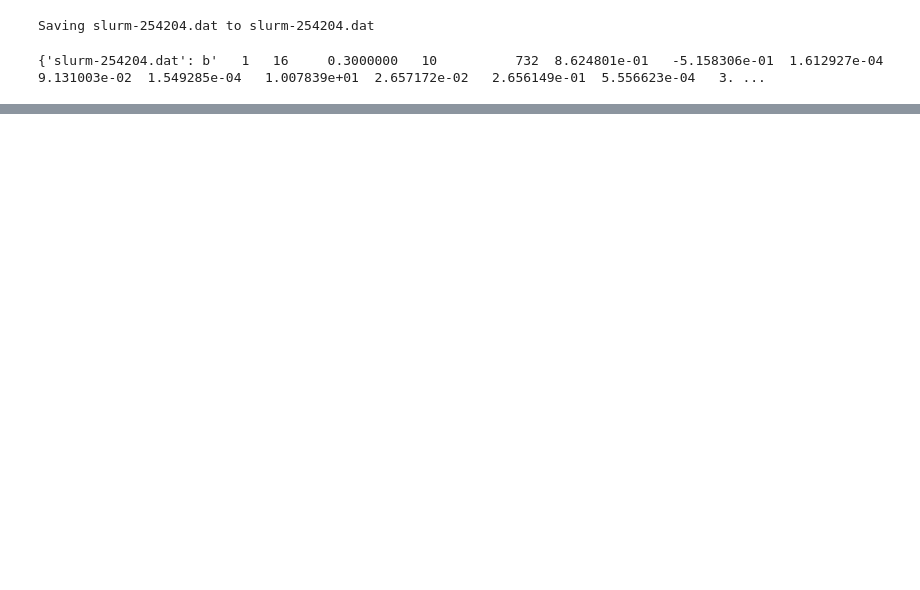
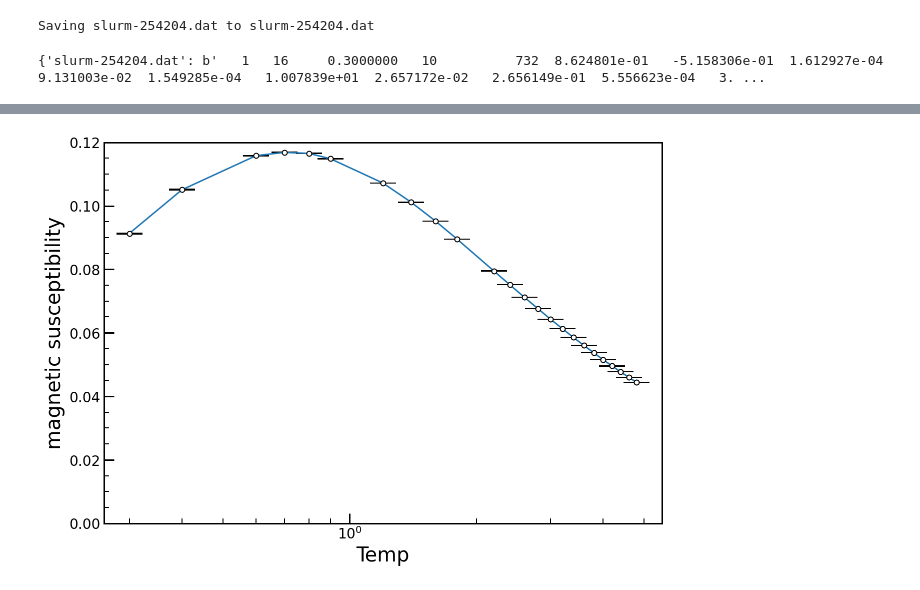
Before and after one commit to Taiga-U/bug-free-umbrella, a Jupyter notebook: makegraphs.ipynb, the cells around one changed output, grey strips where cells are left out. Cells and saved outputs as stored; diff of their text form; code cells hidden in the pictures; blank space fills up the shorter version.

```diff
--- a/makegraphs.ipynb
+++ b/makegraphs.ipynb
@@ -60,0 +124,19 @@ correlation_length_y_err = data[:,27]
+# %%
+x = temp
+y = usus
+y_err = usus_err
+
+plt.figure(figsize=(10,7))
+plt.errorbar(x, y, yerr = y_err, capsize=13, fmt='o', markersize=5, ecolor='black', markeredgecolor = "black", color='w')
+
+plt.plot(x, y)
+plt.ylim(0,0.12)
+# plt.xlim(0.0,5.0)
+
+plt.xlabel('Temp', fontsize=20)
+plt.ylabel('magnetic susceptibility', fontsize=20)
+plt.xscale('log')
+
+# plt.savefig('y_error_bar.png')
+# %% [output]
+[figure, added]
```
Also changed, not shown: parts of 9 cells of this notebook.
